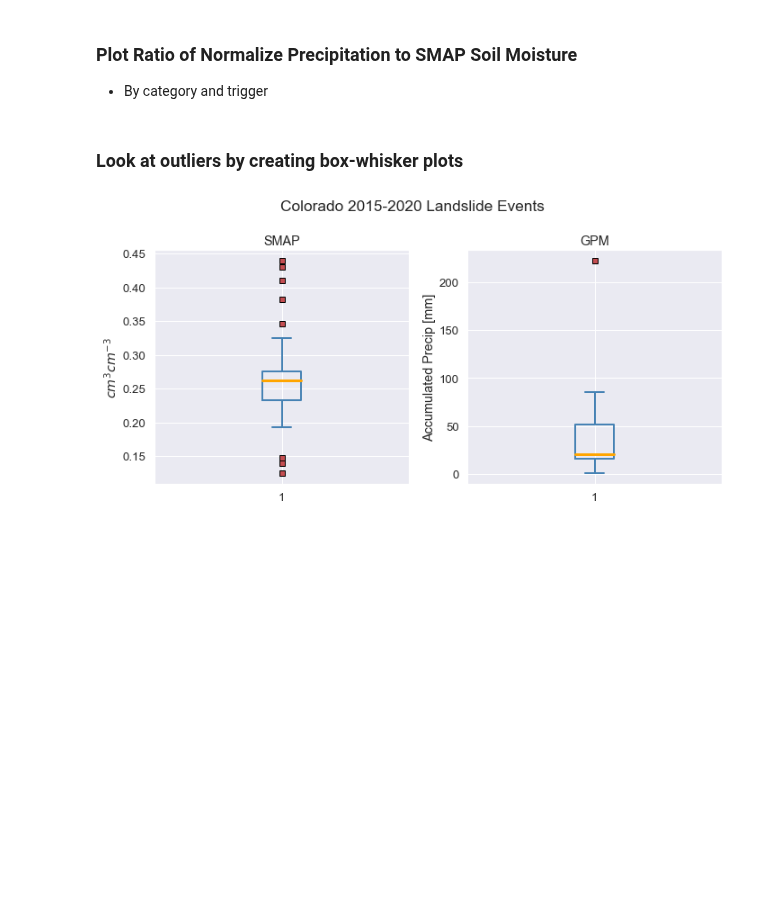
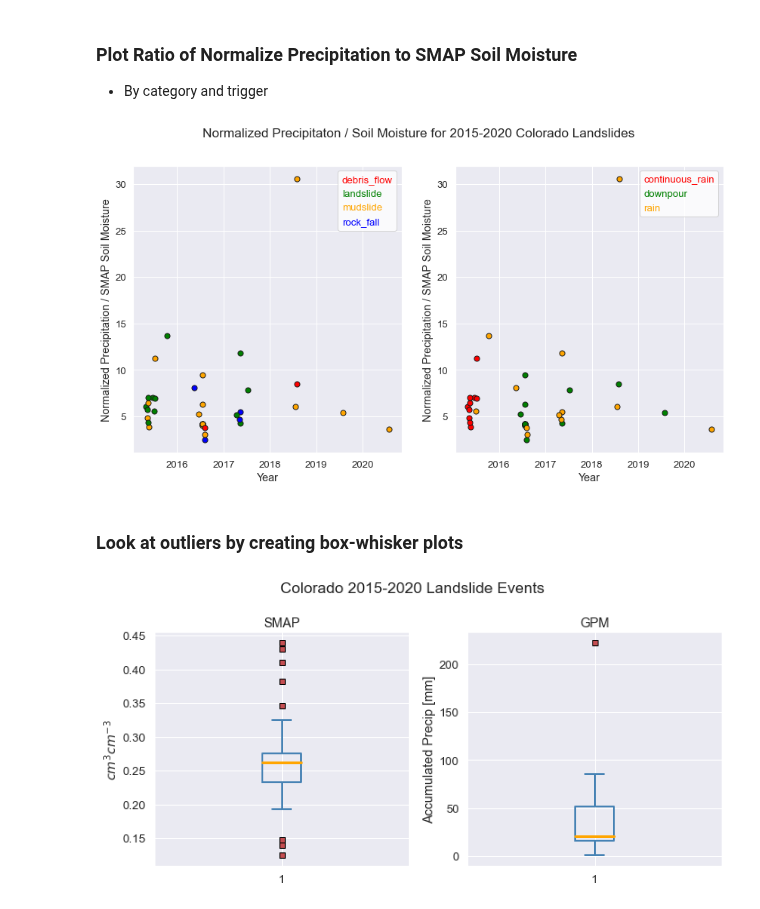
Before and after one commit to jacquiewitte/capstone-landslides-soilmoisture, a Jupyter notebook: landslide_precip_soilm.ipynb, the cells around one changed output. Saved outputs shown, nothing was run; the diff lists cells and outputs as text; code cells hidden in the pictures; blank space fills up the shorter version.

```diff
--- a/landslide_precip_soilm.ipynb
+++ b/landslide_precip_soilm.ipynb
@@ -572,6 +574,7 @@ for id, df in landslide_df.groupby("landslide_id"):
     for cat in category:
         if df['landslide_category'][0] == cat:
             ax1.scatter(df.index[0], df['precip_accum_norm']/df['smap_sm'],
+                        edgecolor='k', s=50.0,
                         color=category[cat])
     count = count+1
 
@@ -583,33 +586,36 @@ ax1.set(xlabel='Year',
 
 
 # Add legend
 leg = ax1.legend(handlelength=0, handletextpad=0, fancybox=True,
                  labels=category, labelcolor=colors, facecolor='white')
 for item in leg.legendHandles:
     item.set_visible(False)
 
 # By Trigger
 count = 1
 for id, df in landslide_df.groupby("landslide_id"):
     for cat in trigger:
         if df['landslide_trigger'][0] == cat:
             ax2.scatter(df.index[0], df['precip_accum_norm']/df['smap_sm'],
+                        edgecolor='k', s=50.0,
                         color=trigger[cat])
     count = count+1
 
 ax2.set(xlabel='Year',
         ylabel='Normalized Precipitation / SMAP Soil Moisture')
 
 # Add legend
 leg = ax2.legend(handlelength=0, handletextpad=0, fancybox=True,
                  labels=trigger, labelcolor=colors, facecolor='white')
 for item in leg.legendHandles:
     item.set_visible(False)
 
 # add an overall caption
 fig.suptitle(
     'Normalized Precipitaton / Soil Moisture for 2015-2020 '+state+' Landslides'
 );
+# %% [output]
+[figure, added]
 # %% [markdown]
 ### Look at outliers by creating box-whisker plots
 # %%
```
Also changed, not shown: parts of 5 cells of this notebook.
